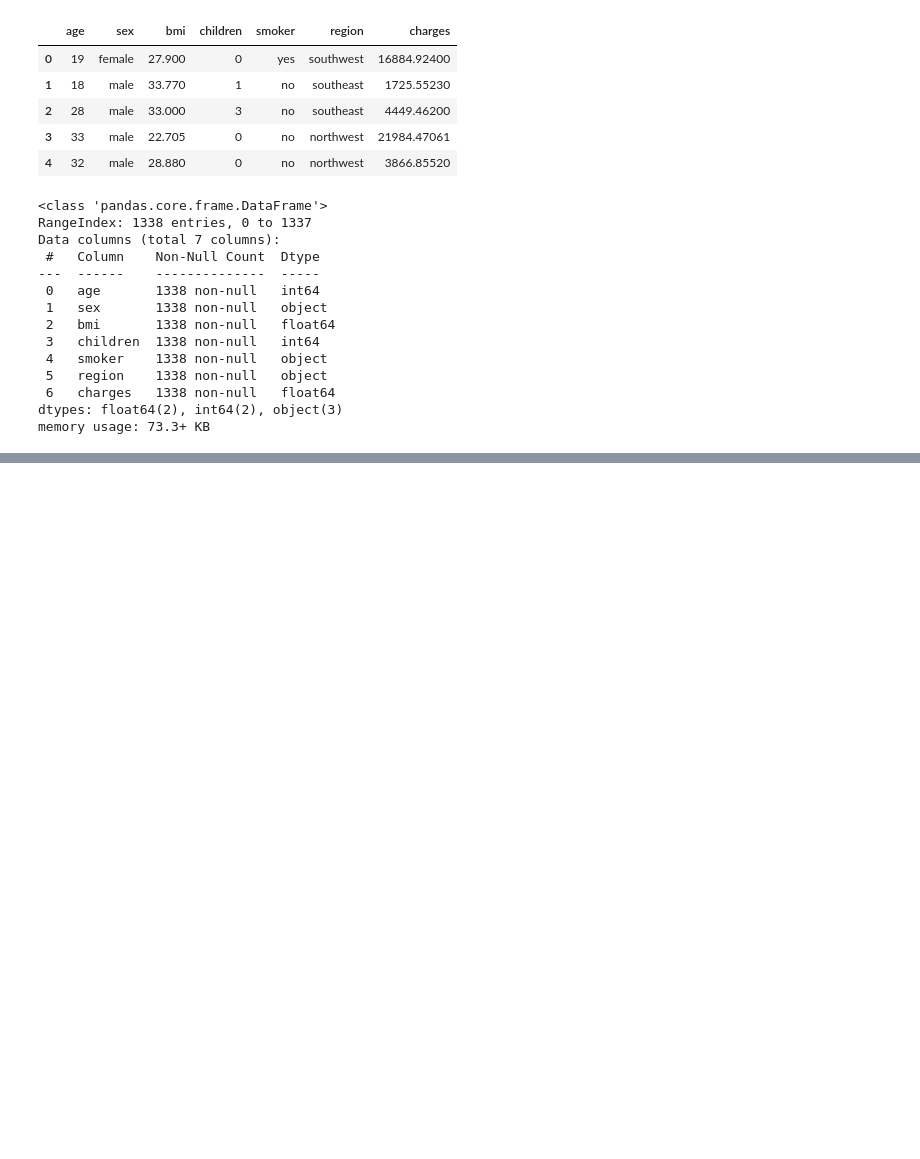
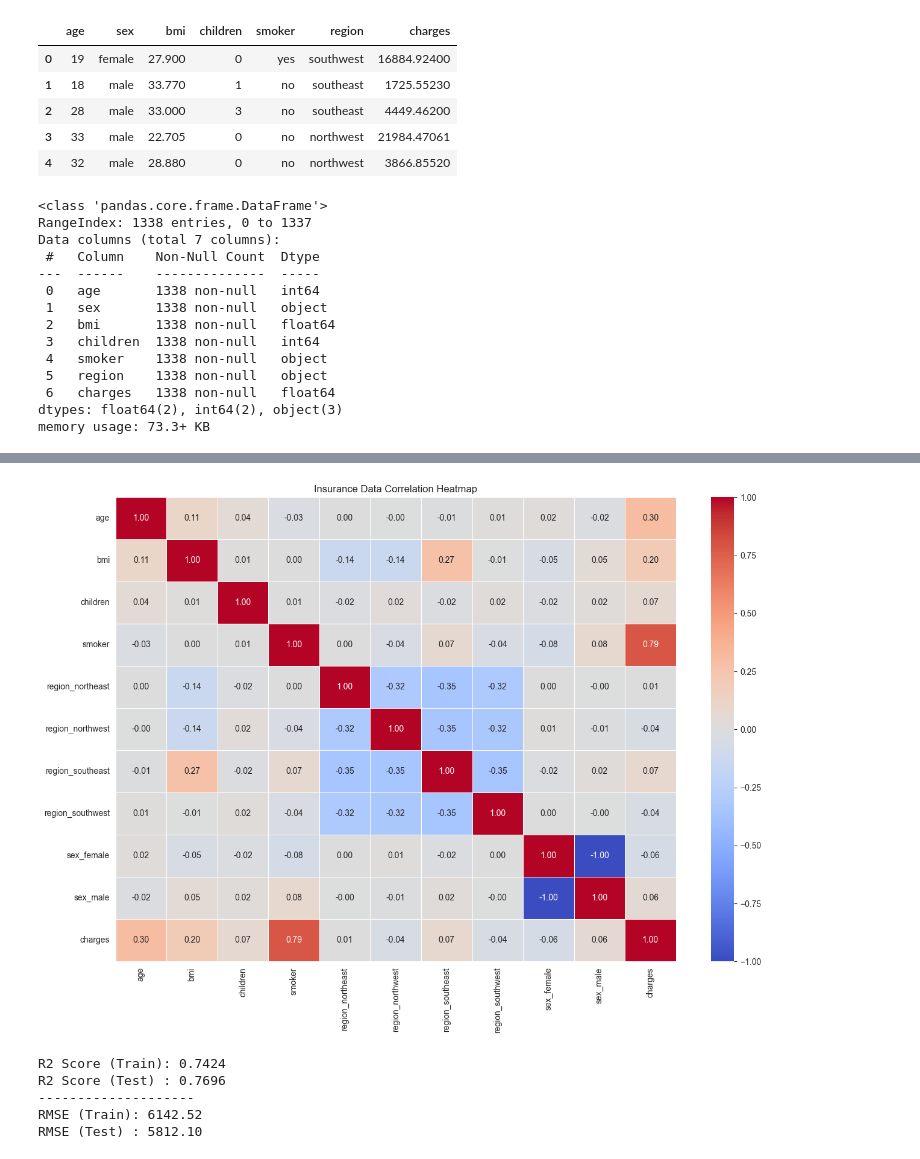
Before and after one commit to orange70297-alt/AIPE_MachineLearning, a Jupyter notebook: 1. Regression test.ipynb, the cells around one changed output, grey strips where cells are left out. Saved outputs shown, nothing was run; the diff lists cells and outputs as text; code cells hidden in the pictures; blank space fills up the shorter version.

```diff
--- a/1. Regression test.ipynb
+++ b/1. Regression test.ipynb
@@ -68,0 +108,8 @@ df_encoded.head()
+# %%
+# 1. 準備 X：把 'charges' 欄位丟掉，剩下的就是 X
+X = df.drop(columns=['charges'])
+# 2. 準備 y：只取 'charges' 這一欄
+y = df['charges']
+# 3. 檢查一下 X 和 y 的形狀 (shape)
+print("X shape:", X.shape)
+print("y shape:", y.shape)
@@ -68,0 +119,15 @@ df_encoded.head()
+# %%
+from sklearn.preprocessing import StandardScaler
+
+# 1. 建立標準化工具箱
+scaler = StandardScaler()
+
+# 2. 指定要處理的欄位清單 (就是你剛剛挑出來的那三項)
+cols_to_scale = ['age', 'bmi', 'children']
+
+# 3. 進行標準化計算，並直接覆蓋回原本的 X
+# fit_transform 的意思是：先學(fit)這欄的平均與標準差，再轉(transform)成新數值
+X[cols_to_scale] = scaler.fit_transform(X[cols_to_scale])
+
+# 4. 檢查結果：看看這三欄是不是變成都在 0 附近的小數了？
+X.head()
@@ -68,0 +196,49 @@ df_encoded.head()
+# %%
+import matplotlib.pyplot as plt
+import seaborn as sns
+
+# 1. 準備資料：為了畫圖，我們先把 X 和 y 黏在一起 (concat)
+# axis=1 代表左右拼接
+df_corr = pd.concat([X, y], axis=1)
+
+# 2. 計算相關係數矩陣
+correlation_matrix = df_corr.corr()
+
+# 3. 畫出熱力圖
+plt.figure(figsize=(15, 10))  # 設定圖的大小 (寬, 高)
+sns.heatmap(correlation_matrix,
+            annot=True,       # 顯示數值
+            cmap='coolwarm',  # 設定顏色 (紅藍色系通常比較容易看)
+            fmt='.2f',        # 數值只顯示到小數點後兩位
+            linewidths=0.5)   # 格子之間留點縫隙
+
+plt.title('Insurance Data Correlation Heatmap')
+plt.show()
+# %% [output]
+[figure, added]
+# %%
+import numpy as np
+from sklearn.metrics import mean_squared_error, r2_score
+
+# 1. 預測訓練集 (看看平時練習狀況)
+y_pred_train = model.predict(X_train)
+r2_train = r2_score(y_train, y_pred_train)
+rmse_train = np.sqrt(mean_squared_error(y_train, y_pred_train))
+
+# 2. 預測測試集 (看看期末考實力)
+y_pred_test = model.predict(X_test)
+r2_test = r2_score(y_test, y_pred_test)
+rmse_test = np.sqrt(mean_squared_error(y_test, y_pred_test))
+
+# 3. 印出成績單
+print(f'R2 Score (Train): {r2_train:.4f}')
+print(f'R2 Score (Test) : {r2_test:.4f}')
+print('-' * 20)
+print(f'RMSE (Train): {rmse_train:.2f}')
+print(f'RMSE (Test) : {rmse_test:.2f}')
+# %% [output]
+R2 Score (Train): 0.7424
+R2 Score (Test) : 0.7696
+--------------------
+RMSE (Train): 6142.52
+RMSE (Test) : 5812.10
```
Also changed, not shown: parts of 12 cells of this notebook, 2 other files.
